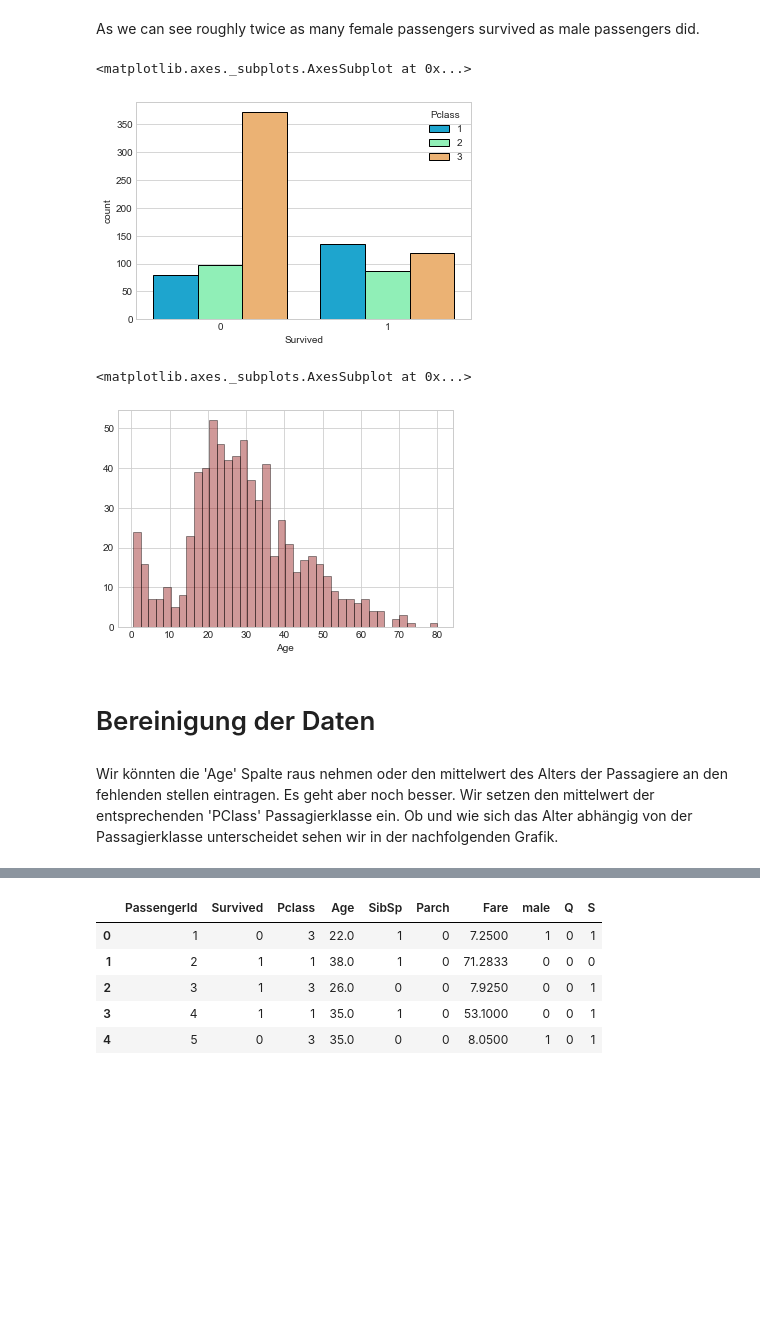
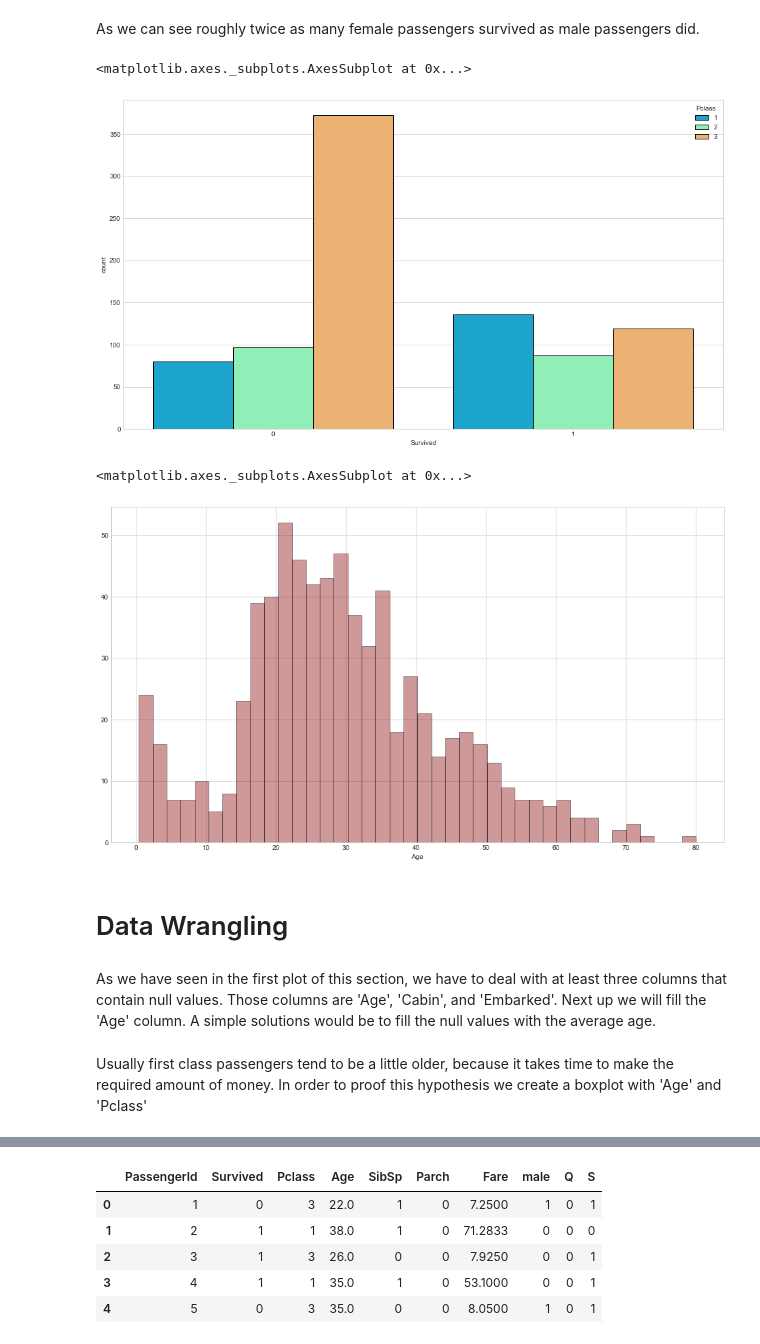
Before and after one commit to BentAuweiler/machine_learning_in_python, a Jupyter notebook: Demonstration.ipynb, the cells around one changed output, grey strips where cells are left out. Cells and saved outputs as stored; diff of their text form; code cells hidden in the pictures; blank space fills up the shorter version.

```diff
--- a/Demonstration.ipynb
+++ b/Demonstration.ipynb
@@ -78,17 +103,23 @@ sns.countplot(x='Survived',hue='Sex',data=df_train,palette='RdBu_r')
 # %% [markdown]
 As we can see roughly twice as many female passengers survived as male passengers did.
 # %%
+plt.figure(figsize=(16, 9))
 sns.countplot(x='Survived',hue='Pclass',data=df_train,palette='rainbow')
 # %% [output]
 <matplotlib.axes._subplots.AxesSubplot at 0x...>
-[figure, old version]
+[figure, new version]
 # %%
+plt.figure(figsize=(16, 9))
 sns.distplot(df_train['Age'].dropna(),kde=False,color='darkred',bins=40)
 # %% [output]
 <matplotlib.axes._subplots.AxesSubplot at 0x...>
-[figure, old version]
+[figure, new version]
-# %% [markdown]
-# Bereinigung der Daten
-# %% [markdown]
-Wir könnten die 'Age' Spalte raus nehmen oder den mittelwert des Alters der Passagiere an den fehlenden stellen eintragen. Es geht aber noch besser. Wir setzen den mittelwert der entsprechenden 'PClass' Passagierklasse ein. Ob und wie sich das Alter abhängig von der Passagierklasse unterscheidet sehen wir in der nachfolgenden Grafik.
+# %% [markdown]
+# Data Wrangling
+# %% [markdown]
+As we have seen in the first plot of this section, we have to deal with at least three columns that contain null values. Those columns are 'Age', 'Cabin', and 'Embarked'.
+Next up we will fill the 'Age' column. A simple solutions would be to fill the null values with the average age.
+# %% [markdown]
+Usually first class passengers tend to be a little older, because it takes time to make the required amount of money.
+In order to proof this hypothesis we create a boxplot with 'Age' and 'Pclass'
 # %%
```
Also changed, not shown: parts of 26 cells of this notebook.
